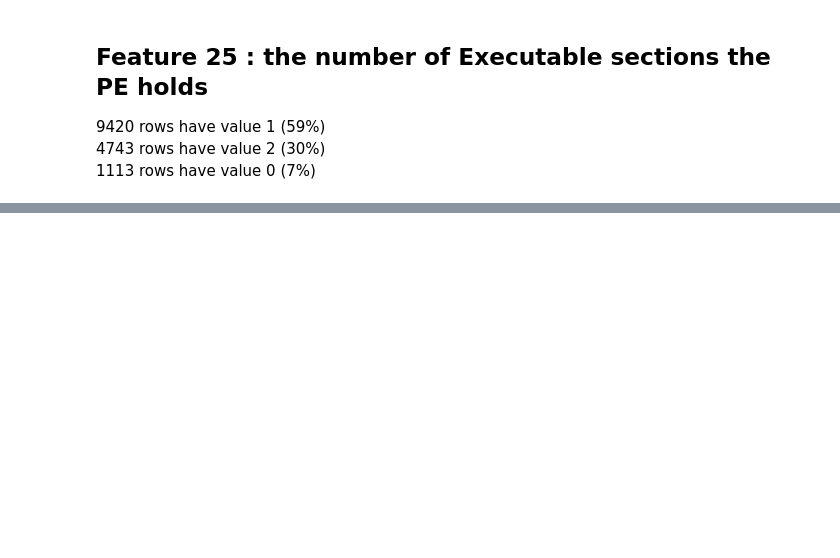
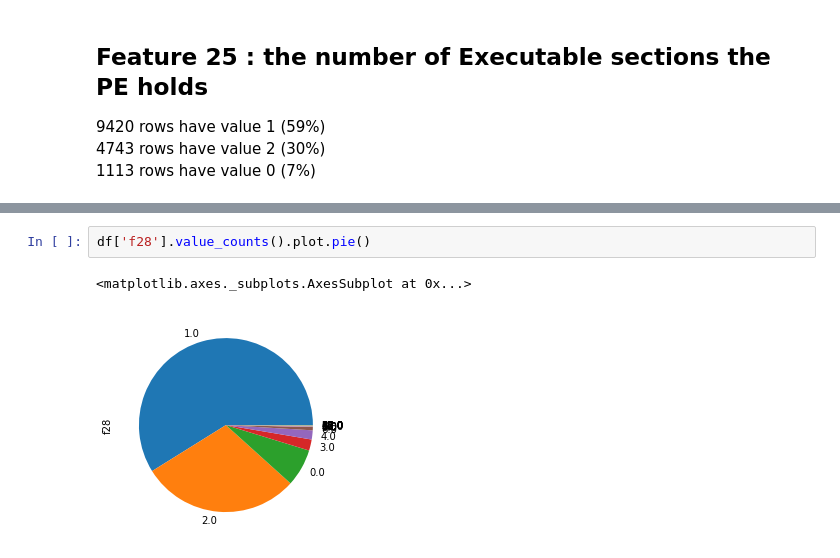
Before and after one commit to roussieau/masterthesis, a Jupyter notebook: src/machine_learning/Boolean.ipynb, the cells around one changed output, grey strips where cells are left out. Cells and saved outputs as stored; diff of their text form; blank space fills up the shorter version.

```diff
--- a/src/machine_learning/Boolean.ipynb
+++ b/src/machine_learning/Boolean.ipynb
@@ -351,0 +357,5 @@ Name: f25, dtype: int64
+# %%
+df['f28'].value_counts().plot.pie()
+# %% [output]
+<matplotlib.axes._subplots.AxesSubplot at 0x...>
+[figure, added]
```
Also changed, not shown: parts of 24 cells of this notebook, 1 other file.
